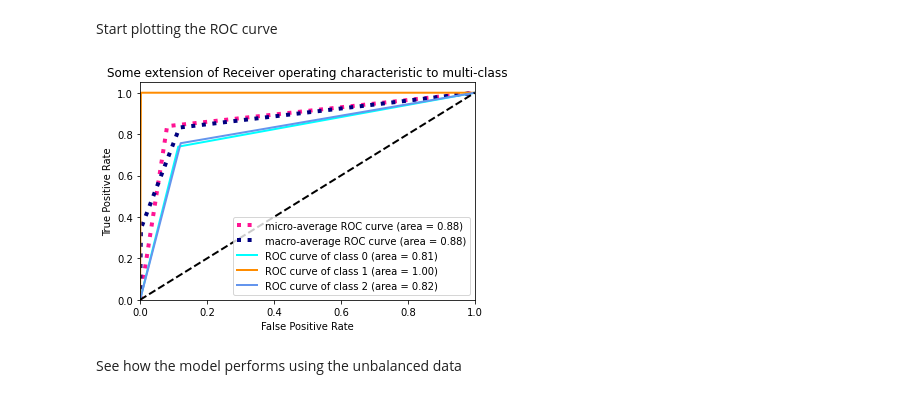
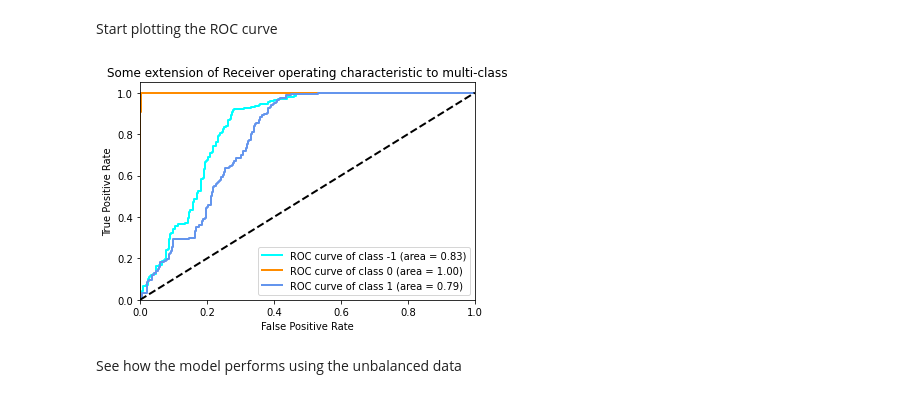
Before and after one commit to Donny-Boy/cs760-fcc, a Jupyter notebook: lv-lr/DatasetView-LV-LR.ipynb, the cells around one changed output. Cells and saved outputs as stored; diff of their text form; code cells hidden in the pictures.

Commit message:
changed the LR ROC curve plot

```diff
--- a/lv-lr/DatasetView-LV-LR.ipynb
+++ b/lv-lr/DatasetView-LV-LR.ipynb
@@ -183,13 +190,14 @@ Start plotting the ROC curve
 from sklearn import metrics
 # %%
 testy = label_binarize(testy, classes=[-1,0, 1])
-predy = label_binarize(predy, classes=[-1,0, 1])
+scorey = model.decision_function(testX)
 n_classes = testy.shape[1]
 # %%
 fpr = dict()
 tpr = dict()
+thr = dict()
 roc_auc = dict()
 for i in range(n_classes):
-    fpr[i], tpr[i], _ = roc_curve(testy[:, i], predy[:, i])
+    fpr[i], tpr[i], thr[i] = roc_curve(testy[:, i], scorey[:, i])
     roc_auc[i] = auc(fpr[i], tpr[i])
 # %%
@@ -207,43 +215,43 @@ all_fpr = np.unique(np.concatenate([fpr[i] for i in range(n_classes)]))
 # Then interpolate all ROC curves at this points
 mean_tpr = np.zeros_like(all_fpr)
 for i in range(n_classes):
     mean_tpr += interp(all_fpr, fpr[i], tpr[i])
 
 # Finally average it and compute AUC
 mean_tpr /= n_classes
 
 fpr["macro"] = all_fpr
 tpr["macro"] = mean_tpr
 roc_auc["macro"] = auc(fpr["macro"], tpr["macro"])
 
 # Plot all ROC curves
 plt.figure()
-plt.plot(fpr["micro"], tpr["micro"],
-         label='micro-average ROC curve (area = {0:0.2f})'
-               ''.format(roc_auc["micro"]),
-         color='deeppink', linestyle=':', linewidth=4)
+# plt.plot(fpr["micro"], tpr["micro"],
+#          label='micro-average ROC curve (area = {0:0.2f})'
+#                ''.format(roc_auc["micro"]),
+#          color='deeppink', linestyle=':', linewidth=4)
 
-plt.plot(fpr["macro"], tpr["macro"],
-         label='macro-average ROC curve (area = {0:0.2f})'
-               ''.format(roc_auc["macro"]),
-         color='navy', linestyle=':', linewidth=4)
+# plt.plot(fpr["macro"], tpr["macro"],
+#          label='macro-average ROC curve (area = {0:0.2f})'
+#                ''.format(roc_auc["macro"]),
+#          color='navy', linestyle=':', linewidth=4)
 
 colors = cycle(['aqua', 'darkorange', 'cornflowerblue'])
 for i, color in zip(range(n_classes), colors):
     plt.plot(fpr[i], tpr[i], color=color, lw=lw,
              label='ROC curve of class {0} (area = {1:0.2f})'
-             ''.format(i, roc_auc[i]))
+             ''.format(i-1, roc_auc[i]))
 
 plt.plot([0, 1], [0, 1], 'k--', lw=lw)
 plt.xlim([0.0, 1.0])
 plt.ylim([0.0, 1.05])
 plt.xlabel('False Positive Rate')
 plt.ylabel('True Positive Rate')
 plt.title('Some extension of Receiver operating characteristic to multi-class')
 plt.legend(loc="lower right")
 plt.show()
 # %% [output]
-[figure, old version]
+[figure, new version]
 # %% [markdown]
 See how the model performs using the unbalanced data
 # %%
```
Also changed, not shown: parts of 10 cells of this notebook.
